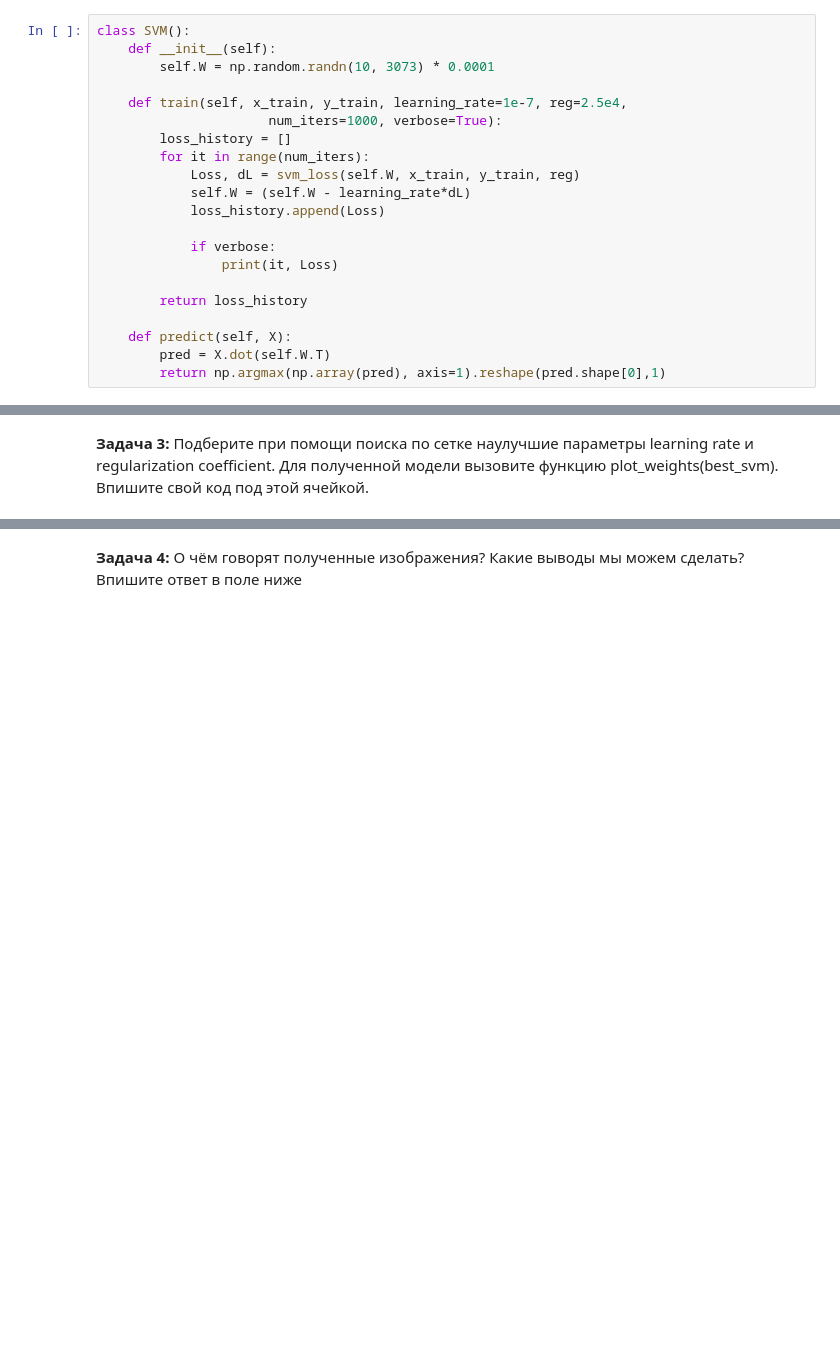
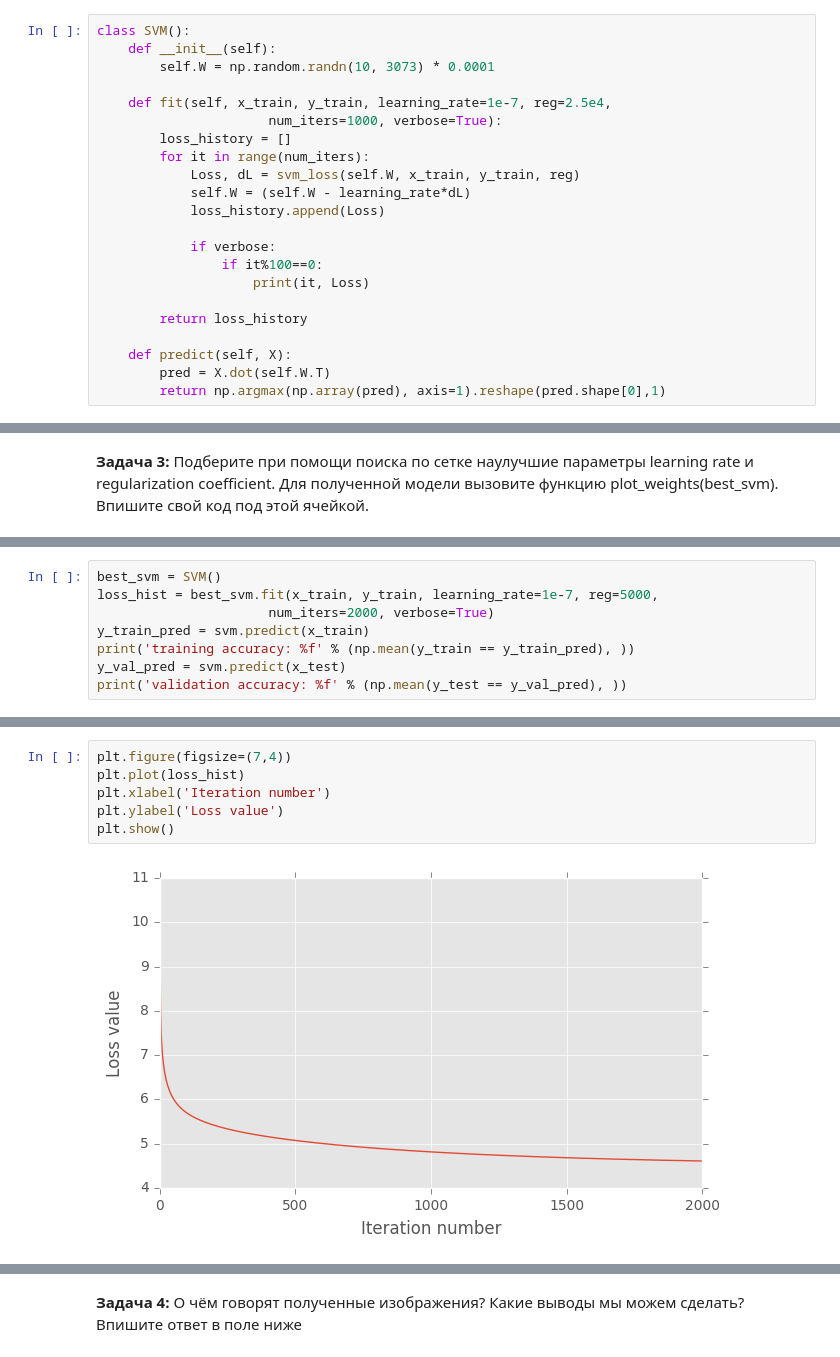
Before and after one commit to AndrewSukhobok95/DeepLearningHSE, a Jupyter notebook: hw/HW1.ipynb, the cells around one changed output, grey strips where cells are left out. Saved outputs shown, nothing was run; the diff lists cells and outputs as text; blank space fills up the shorter version.

```diff
--- a/hw/HW1.ipynb
+++ b/hw/HW1.ipynb
@@ -276,7 +276,7 @@ class SVM():
     def __init__(self):
         self.W = np.random.randn(10, 3073) * 0.0001
 
-    def train(self, x_train, y_train, learning_rate=1e-7, reg=2.5e4,
+    def fit(self, x_train, y_train, learning_rate=1e-7, reg=2.5e4,
                       num_iters=1000, verbose=True):
         loss_history = []
         for it in range(num_iters):
@@ -285,7 +285,8 @@ class SVM():
             loss_history.append(Loss)
 
             if verbose:
-                print(it, Loss)
+                if it%100==0:
+                    print(it, Loss)
 
         return loss_history
 
@@ -359,0 +454,8 @@ def plot_weights(best_svm):
+# %%
+best_svm = SVM()
+loss_hist = best_svm.fit(x_train, y_train, learning_rate=1e-7, reg=5000,
+                      num_iters=2000, verbose=True)
+y_train_pred = svm.predict(x_train)
+print('training accuracy: %f' % (np.mean(y_train == y_train_pred), ))
+y_val_pred = svm.predict(x_test)
+print('validation accuracy: %f' % (np.mean(y_test == y_val_pred), ))
@@ -359,0 +480,8 @@ def plot_weights(best_svm):
+# %%
+plt.figure(figsize=(7,4))
+plt.plot(loss_hist)
+plt.xlabel('Iteration number')
+plt.ylabel('Loss value')
+plt.show()
+# %% [output]
+[figure, added]
```
Also changed, not shown: parts of 21 cells of this notebook, 3 other files.
